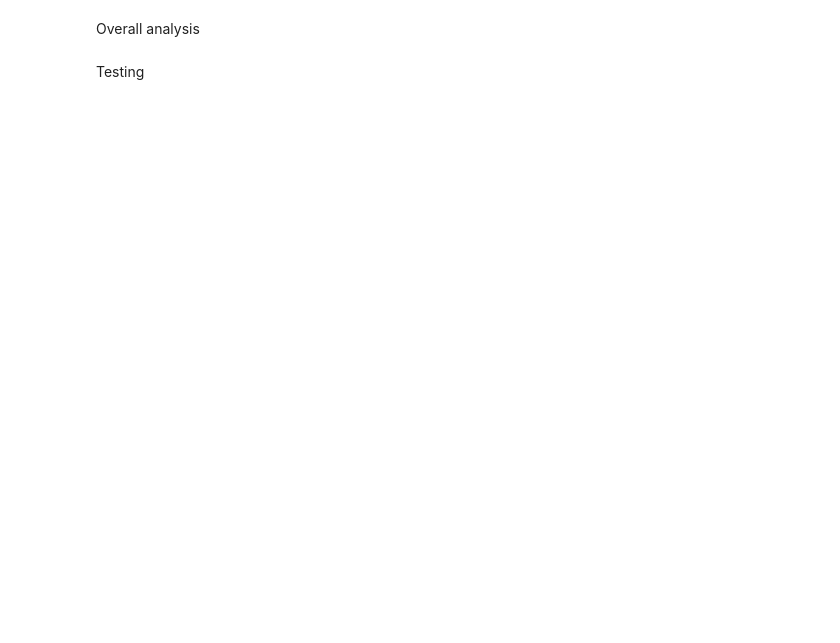
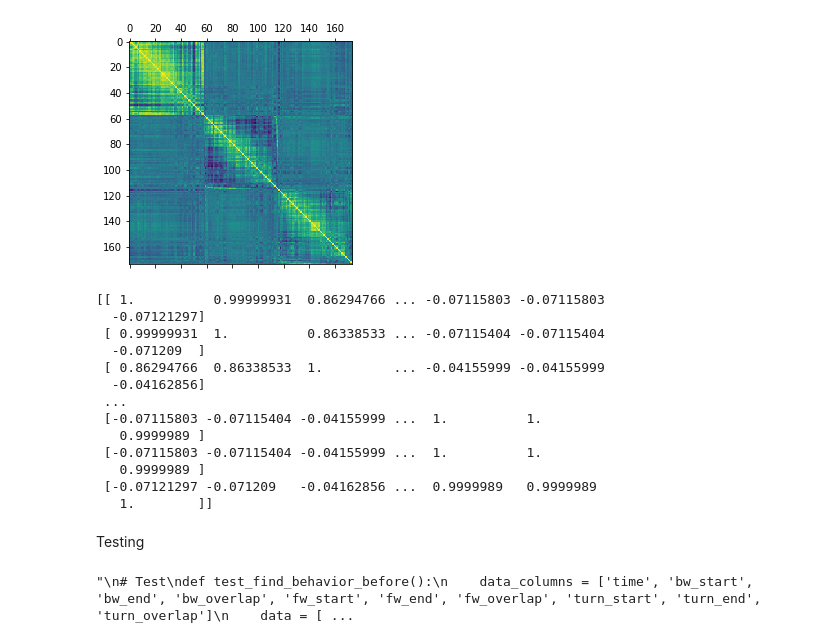
Before and after one commit to nrandel/behavioral_lm_analysis, a Jupyter notebook: timeseries_analysis_across_samples.ipynb, the cells around one changed output. Drawn from its saved outputs; the diff is of its cells as text; code cells hidden in the pictures; blank space fills up the shorter version.

```diff
--- a/timeseries_analysis_across_samples.ipynb
+++ b/timeseries_analysis_across_samples.ipynb
@@ -1654,2 +1318,0 @@ aligned_layout_plot(sub2)
-# %% [markdown]
-Overall analysis
@@ -1661,3 +1369,39 @@ Overall analysis
+# %%
+# Correlation Matrix
+# Extract for data int_all_Ptrans where second_event_start - second event ends
+#I cheat with window size (its actually a good idea:)
+#legend would be nice
+# header of matrix
+# muss average pro cell_id haben sonst plottet er fur jedes sample/transition extra
+
+# Define time window for pretransition_start
+
+
+
+
+# Define time window for posttransition_start
+
+
+plt.matshow(int_all_Ptrans_df.corr())
+plt.show()
+
+correlation = np.corrcoef(int_all_Ptrans_df) #data(cell,time)
+print(correlation)
+# %% [output]
+[figure, added]
+[[ 1.          0.99999931  0.86294766 ... -0.07115803 -0.07115803
+  -0.07121297]
+ [ 0.99999931  1.          0.86338533 ... -0.07115404 -0.07115404
+  -0.071209  ]
+ [ 0.86294766  0.86338533  1.         ... -0.04155999 -0.04155999
+  -0.04162856]
+ ...
+ [-0.07115803 -0.07115404 -0.04155999 ...  1.          1.
+   0.9999989 ]
+ [-0.07115803 -0.07115404 -0.04155999 ...  1.          1.
+   0.9999989 ]
+ [-0.07121297 -0.071209   -0.04162856 ...  0.9999989   0.9999989
+   1.        ]]
 # %% [markdown]
 Testing
 # %%
@@ -1668,6 +1412,47 @@ Testing
     # the df.round({'time' : 1}) doesn't work if to many decimals
     #decimals = 2
     #timestamp_df['time'] = timestamp_df['time'].apply(lambda x: round(x, decimals))
+# %%
+'''
+# Test
+def test_find_behavior_before():
+    data_columns = ['time', 'bw_start', 'bw_end', 'bw_overlap', 'fw_start', 'fw_end', 'fw_overlap', 'turn_start', 'turn_end', 'turn_overlap']
+    data = [
+        [0, 1, 0, 0, 0, 0, 0, 0, 0, 0],
+        [1, 0, 1, 0, 0, 0, 0, 0, 0, 0],
+        [2, 0, 0, 0, 1, 0, 0, 0, 0, 0],
+        [3, 0, 0, 0, 0, 1, 0, 0, 0, 0],
+        [4, 0, 0, 0, 0, 0, 0, 1, 0, 0],
+        [5, 0, 0, 0, 0, 0, 0, 0, 1, 0],
+    ]
+    toy_df = pd.DataFrame(data, columns = data_columns)
+
+    behavior_transitions = [
+        #PostBehaviorTransition('17-08-26L1-cl', 'turn', 'bw', 11),
+        #PostBehaviorTransition('17-08-26L2-cl', 'stim', 'fw', 3),
+        #PostBehaviorTransition('17-08-26L5-cl', 'stim', 'fw', 3),
+        PostBehaviorTransition('na', 'fw', 'bw', 5)
+    ]
+
+    found_transitions = []
+    for bt in behavior_transitions:
+        sample_df = toy_df
+        if sample_df is None:
+            raise ValueError('No data found for sample {}'.format(bt.sample_id))
+        transitions = find_behavior_before(bt.sample_id, sample_df, bt.event, bt.post_event, bt.max_delay)
+
+        if transitions:
+            found_transitions.append(transitions)
+
+
+    print(len(found_transitions)) #number of data sets not the actual stim
+    print(len(transitions))
+    print(found_transitions)
+
+test_find_behavior_before()
+'''
+# %% [output]
+"\n# Test\ndef test_find_behavior_before():\n    data_columns = ['time', 'bw_start', 'bw_end', 'bw_overlap', 'fw_start', 'fw_end', 'fw_overlap', 'turn_start', 'turn_end', 'turn_overlap']\n    data = [ ...
 # %%
 d = {'A' : [3.2, np.nan, np.nan, 5, np.nan, np.nan],
      'B' : [np.nan, 4.1, np.nan, np.nan, 6.2, np.nan],
```
Also changed, not shown: parts of 56 cells of this notebook.
